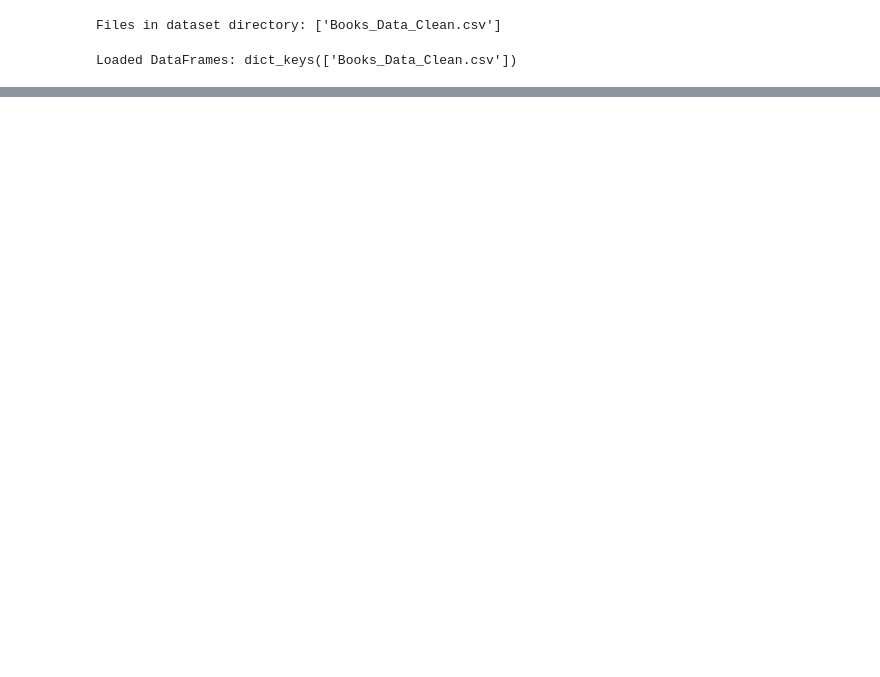
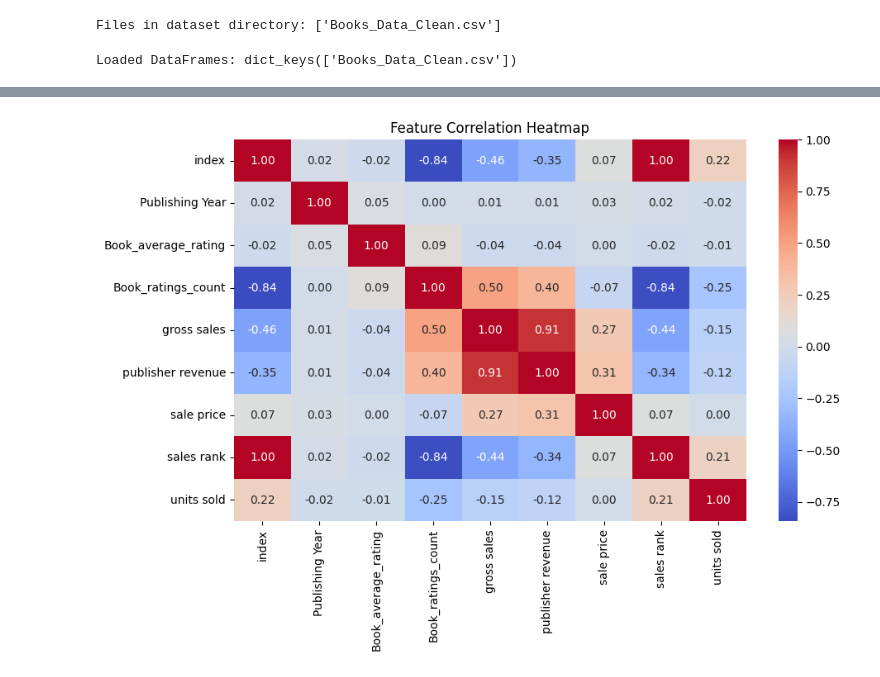
Before and after one commit to Galilea-R/proyecto-mineria, a Jupyter notebook: main.ipynb, the cells around one changed output, grey strips where cells are left out. Saved outputs shown, nothing was run; the diff lists cells and outputs as text; code cells hidden in the pictures; blank space fills up the shorter version.

```diff
--- a/main.ipynb
+++ b/main.ipynb
@@ -160,8 +15,8 @@ Path to dataset files: /Users/emilianosandoval/.cache/kagglehub/datasets/thedeva
 # %%
-dataset2_path = "/Users/emilianosandoval/.cache/kagglehub/datasets/thedevastator/books-sales-and-ratings/versions/2"
+dataset_path = "/Users/emilianosandoval/.cache/kagglehub/datasets/thedevastator/books-sales-and-ratings/versions/2"
 
 # List files in the dataset directory
-files = os.listdir(dataset2_path)
+files = os.listdir(dataset_path)
 print("Files in dataset directory:", files)
 # %% [output]
 Files in dataset directory: ['Books_Data_Clean.csv']
@@ -189,0 +37,3 @@ df_books_clean.head()
+# %%
+# Select only numeric columns
+df_numeric = df_books_clean.select_dtypes(include=["number"])
@@ -189,0 +43,11 @@ df_books_clean.head()
+# %%
+# Compute correlation matrix
+correlation_matrix = df_numeric.corr()
+
+# Plot heatmap
+plt.figure(figsize=(10, 6))
+sns.heatmap(correlation_matrix, annot=True, cmap="coolwarm", fmt=".2f")
+plt.title("Feature Correlation Heatmap")
+plt.show()
+# %% [output]
+[figure, added]
```
Also changed, not shown: parts of 33 cells of this notebook.
